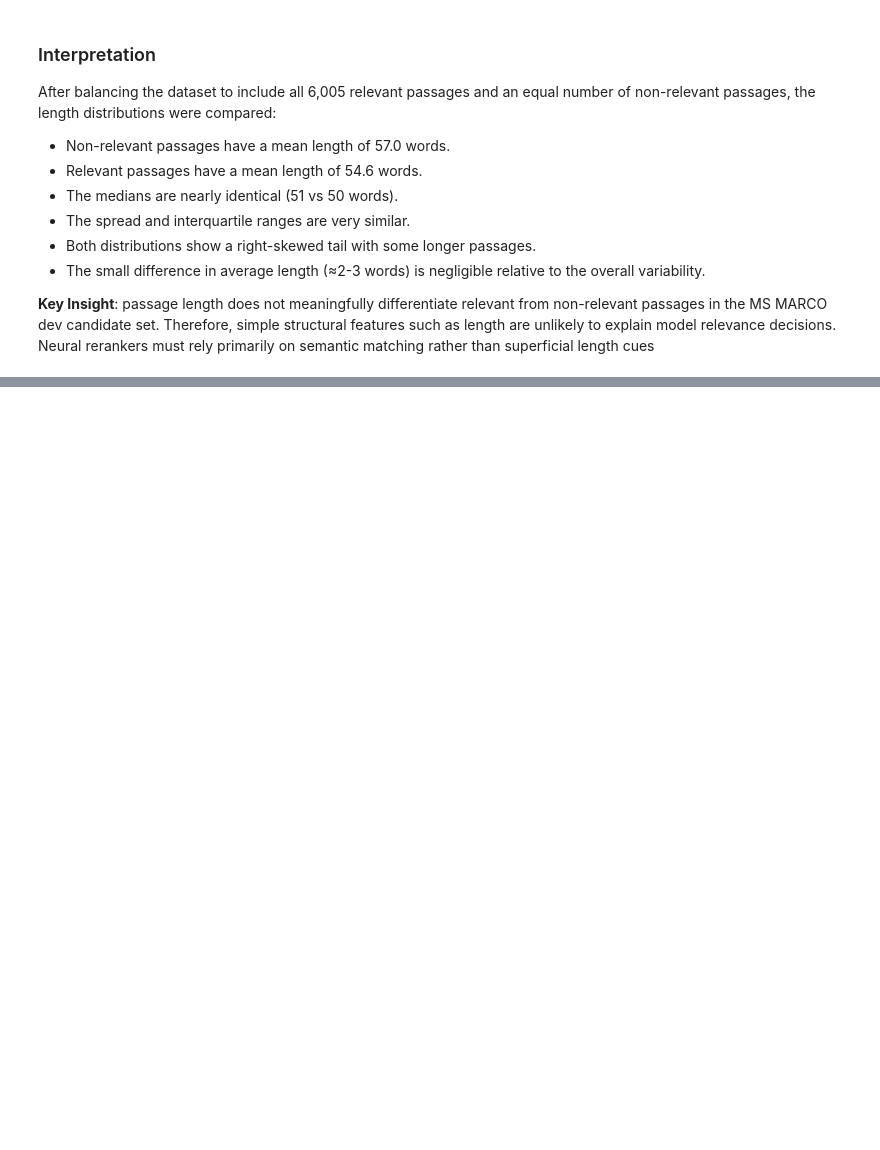
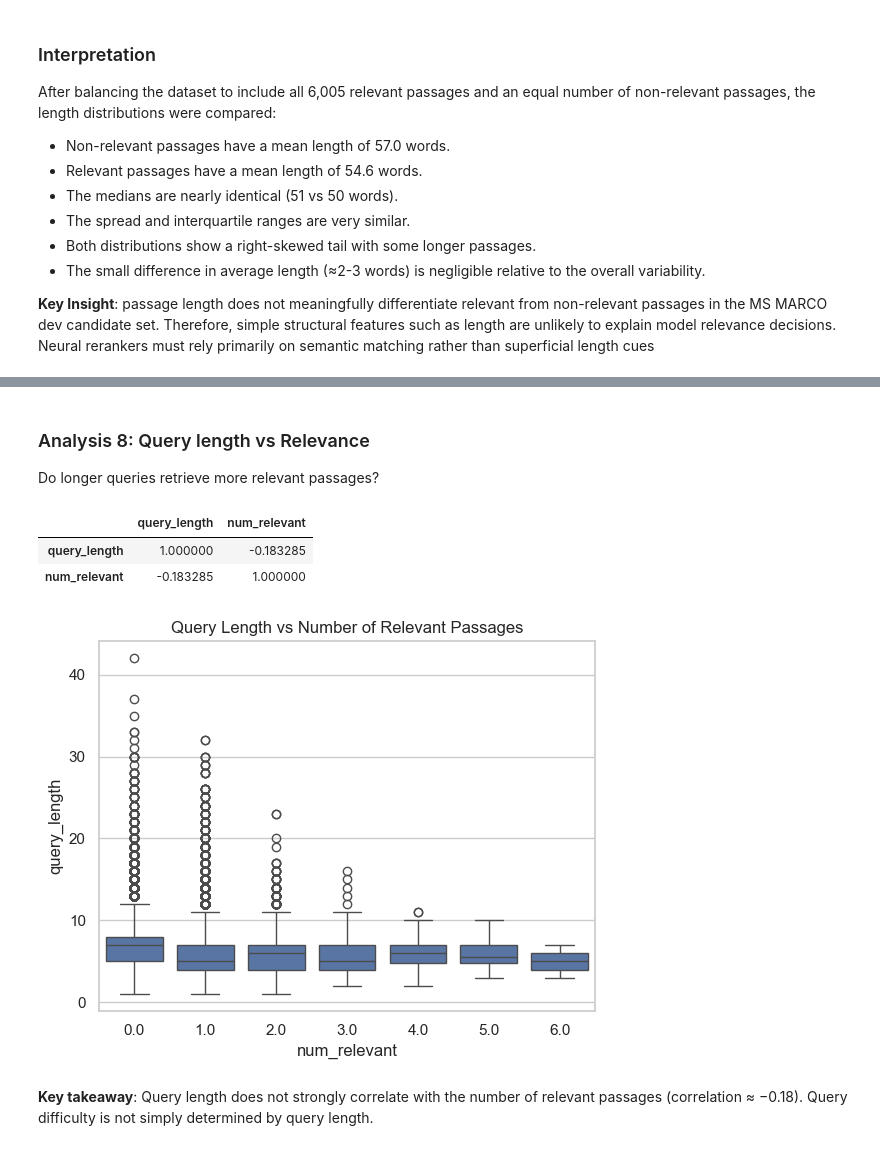
Before and after one commit to eVV44/MSc-DS-thesis, a Jupyter notebook: notebooks/eda_msmarco.ipynb, the cells around one changed output, grey strips where cells are left out. Drawn from its saved outputs; the diff is of its cells as text; code cells hidden in the pictures; blank space fills up the shorter version.

```diff
--- a/notebooks/eda_msmarco.ipynb
+++ b/notebooks/eda_msmarco.ipynb
@@ -360,0 +444,26 @@ After balancing the dataset to include all 6,005 relevant passages and an equal
+# %% [markdown]
+### Analysis 8: Query length vs Relevance
+Do longer queries retrieve more relevant passages?
+# %%
+query_lengths = queries.copy()
+query_lengths["query_length"] = query_lengths["query"].str.split().apply(len)
+
+relevant_counts = qrels.groupby("query_id")["pid"].count().reset_index()
+relevant_counts.columns = ["query_id", "num_relevant"]
+
+query_analysis = query_lengths.merge(relevant_counts, on="query_id", how="left")
+query_analysis["num_relevant"] = query_analysis["num_relevant"].fillna(0)
+
+query_analysis[["query_length","num_relevant"]].corr()
+# %% [output]
+|  | query_length | num_relevant |
+| query_length | 1.000000 | -0.183285 |
+| num_relevant | -0.183285 | 1.000000 |
+# %%
+sns.boxplot(x="num_relevant", y="query_length", data=query_analysis)
+plt.title("Query Length vs Number of Relevant Passages")
+plt.show()
+# %% [output]
+[figure, added]
+# %% [markdown]
+**Key takeaway**: Query length does not strongly correlate with the number of relevant passages (correlation ≈ −0.18). Query difficulty is not simply determined by query length.
```
Also changed, not shown: parts of 19 cells of this notebook.
